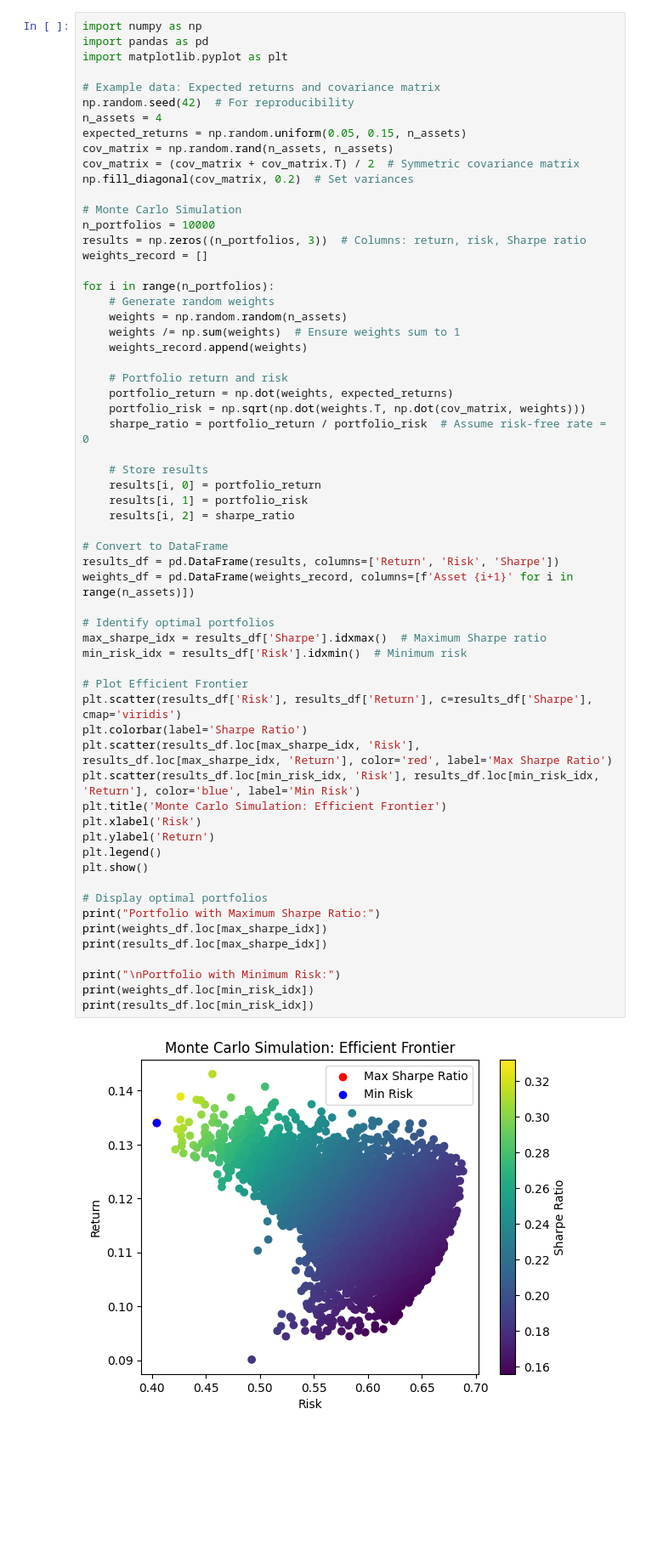
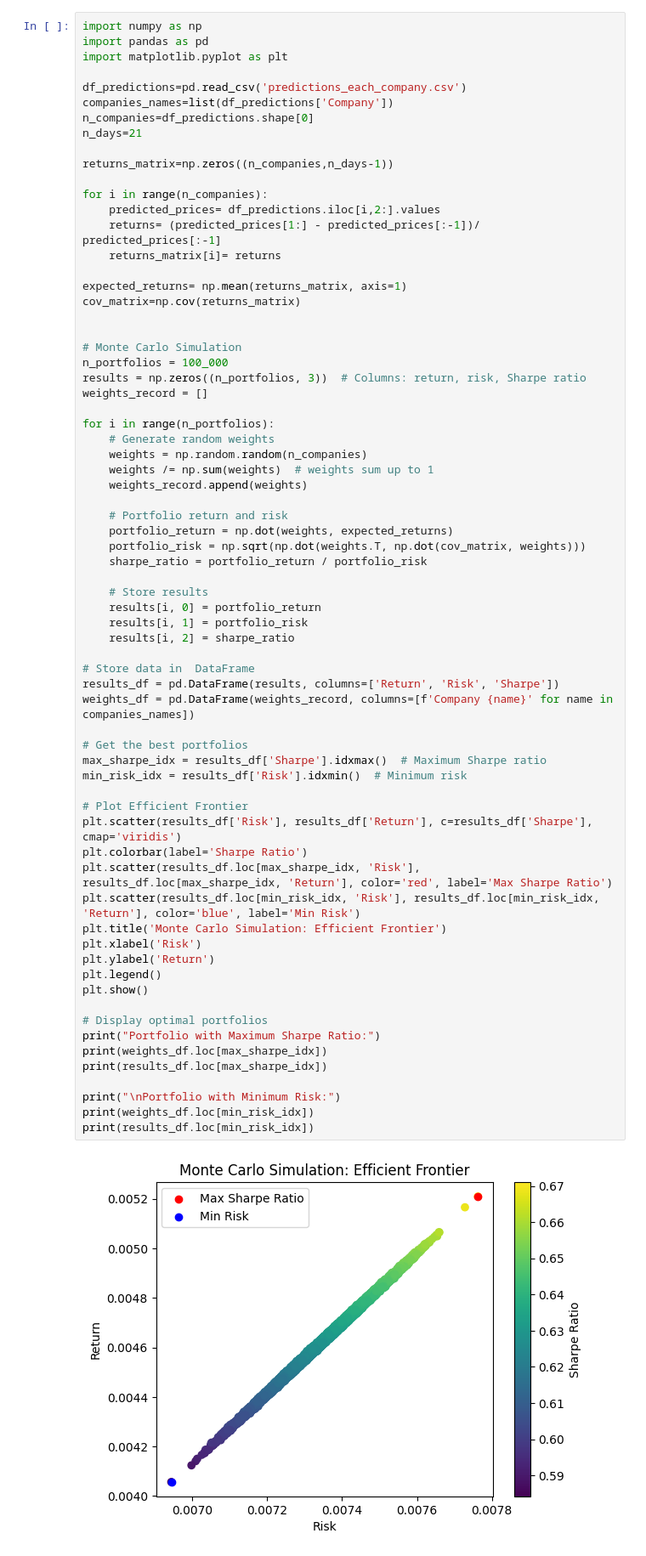
Before and after one commit to P-Silva1974746/S-P_500_Stock_Prediction, a Jupyter notebook: monte_carlos.ipynb, the cells around one changed output. Shown at 85% size. Drawn from its saved outputs; the diff is of its cells as text; blank space fills up the shorter version.

```diff
--- a/monte_carlos.ipynb
+++ b/monte_carlos.ipynb
@@ -3,62 +3,70 @@ import numpy as np
 import pandas as pd
 import matplotlib.pyplot as plt
 
-# Example data: Expected returns and covariance matrix
-np.random.seed(42)  # For reproducibility
-n_assets = 4
-expected_returns = np.random.uniform(0.05, 0.15, n_assets)
-cov_matrix = np.random.rand(n_assets, n_assets)
-cov_matrix = (cov_matrix + cov_matrix.T) / 2  # Symmetric covariance matrix
-np.fill_diagonal(cov_matrix, 0.2)  # Set variances
+df_predictions=pd.read_csv('predictions_each_company.csv')
+companies_names=list(df_predictions['Company'])
+n_companies=df_predictions.shape[0]
+n_days=21
+
+returns_matrix=np.zeros((n_companies,n_days-1))
+
+for i in range(n_companies):
+    predicted_prices= df_predictions.iloc[i,2:].values
+    returns= (predicted_prices[1:] - predicted_prices[:-1])/ predicted_prices[:-1]
+    returns_matrix[i]= returns
+
+expected_returns= np.mean(returns_matrix, axis=1)
+cov_matrix=np.cov(returns_matrix)
+
 
 # Monte Carlo Simulation
-n_portfolios = 10000
+n_portfolios = 100_000
 results = np.zeros((n_portfolios, 3))  # Columns: return, risk, Sharpe ratio
 weights_record = []
 
 for i in range(n_portfolios):
     # Generate random weights
-    weights = np.random.random(n_assets)
-    weights /= np.sum(weights)  # Ensure weights sum to 1
+    weights = np.random.random(n_companies)
+    weights /= np.sum(weights)  # weights sum up to 1
     weights_record.append(weights)
 
     # Portfolio return and risk
     portfolio_return = np.dot(weights, expected_returns)
     portfolio_risk = np.sqrt(np.dot(weights.T, np.dot(cov_matrix, weights)))
-    sharpe_ratio = portfolio_return / portfolio_risk  # Assume risk-free rate = 0
+    sharpe_ratio = portfolio_return / portfolio_risk
 
     # Store results
     results[i, 0] = portfolio_return
     results[i, 1] = portfolio_risk
     results[i, 2] = sharpe_ratio
 
-# Convert to DataFrame
+# Store data in  DataFrame
 results_df = pd.DataFrame(results, columns=['Return', 'Risk', 'Sharpe'])
-weights_df = pd.DataFrame(weights_record, columns=[f'Asset {i+1}' for i in range(n_assets)])
+weights_df = pd.DataFrame(weights_record, columns=[f'Company {name}' for name in companies_names])
 
-# Identify optimal portfolios
+# Get the best portfolios
 max_sharpe_idx = results_df['Sharpe'].idxmax()  # Maximum Sharpe ratio
 min_risk_idx = results_df['Risk'].idxmin()  # Minimum risk
 
 # Plot Efficient Frontier
 plt.scatter(results_df['Risk'], results_df['Return'], c=results_df['Sharpe'], cmap='viridis')
 plt.colorbar(label='Sharpe Ratio')
 plt.scatter(results_df.loc[max_sharpe_idx, 'Risk'], results_df.loc[max_sharpe_idx, 'Return'], color='red', label='Max Sharpe Ratio')
 plt.scatter(results_df.loc[min_risk_idx, 'Risk'], results_df.loc[min_risk_idx, 'Return'], color='blue', label='Min Risk')
 plt.title('Monte Carlo Simulation: Efficient Frontier')
 plt.xlabel('Risk')
 plt.ylabel('Return')
 plt.legend()
 plt.show()
 
 # Display optimal portfolios
 print("Portfolio with Maximum Sharpe Ratio:")
 print(weights_df.loc[max_sharpe_idx])
 print(results_df.loc[max_sharpe_idx])
 
 print("\nPortfolio with Minimum Risk:")
 print(weights_df.loc[min_risk_idx])
 print(results_df.loc[min_risk_idx])
 # %% [output]
-[figure, old version]
+[figure, new version]
 Portfolio with Maximum Sharpe Ratio:
```
Also changed, not shown: parts of 1 cell of this notebook, 5 other files.
